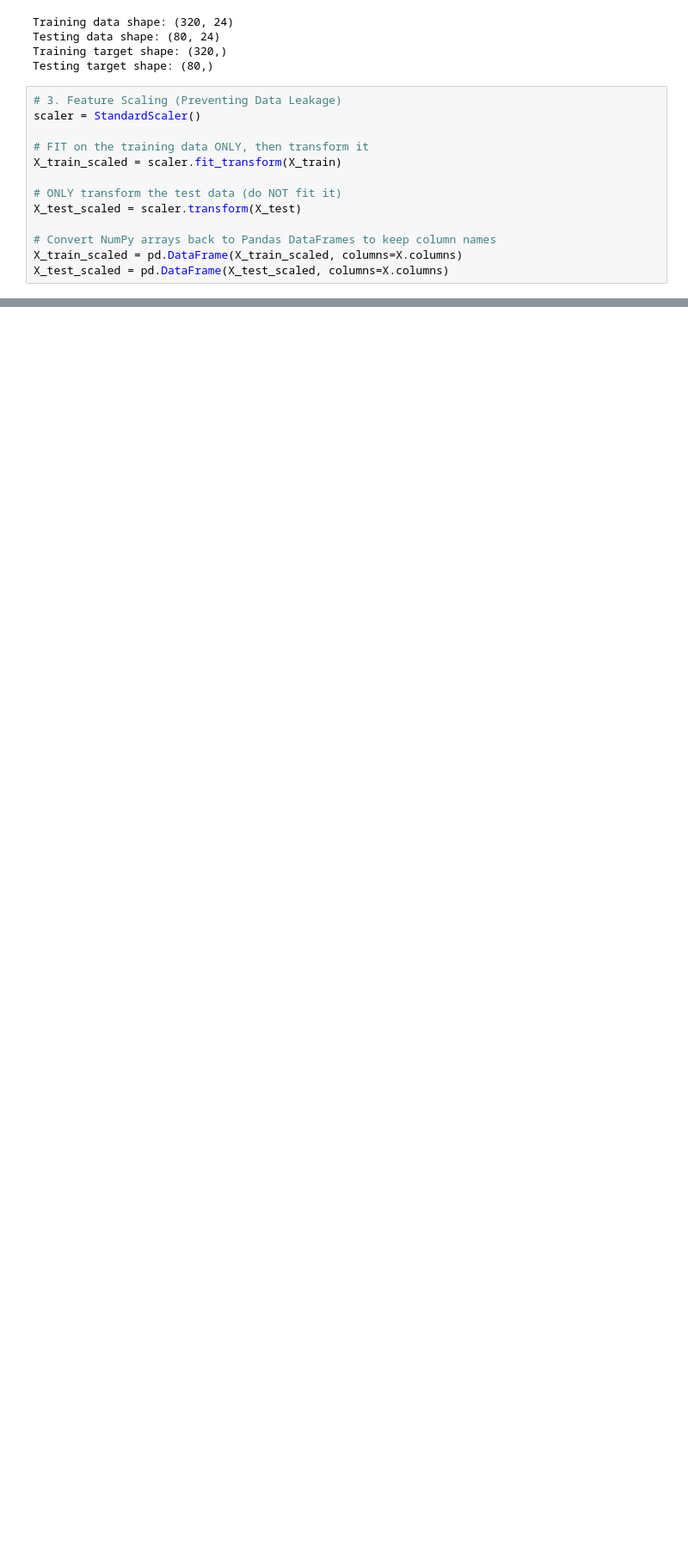
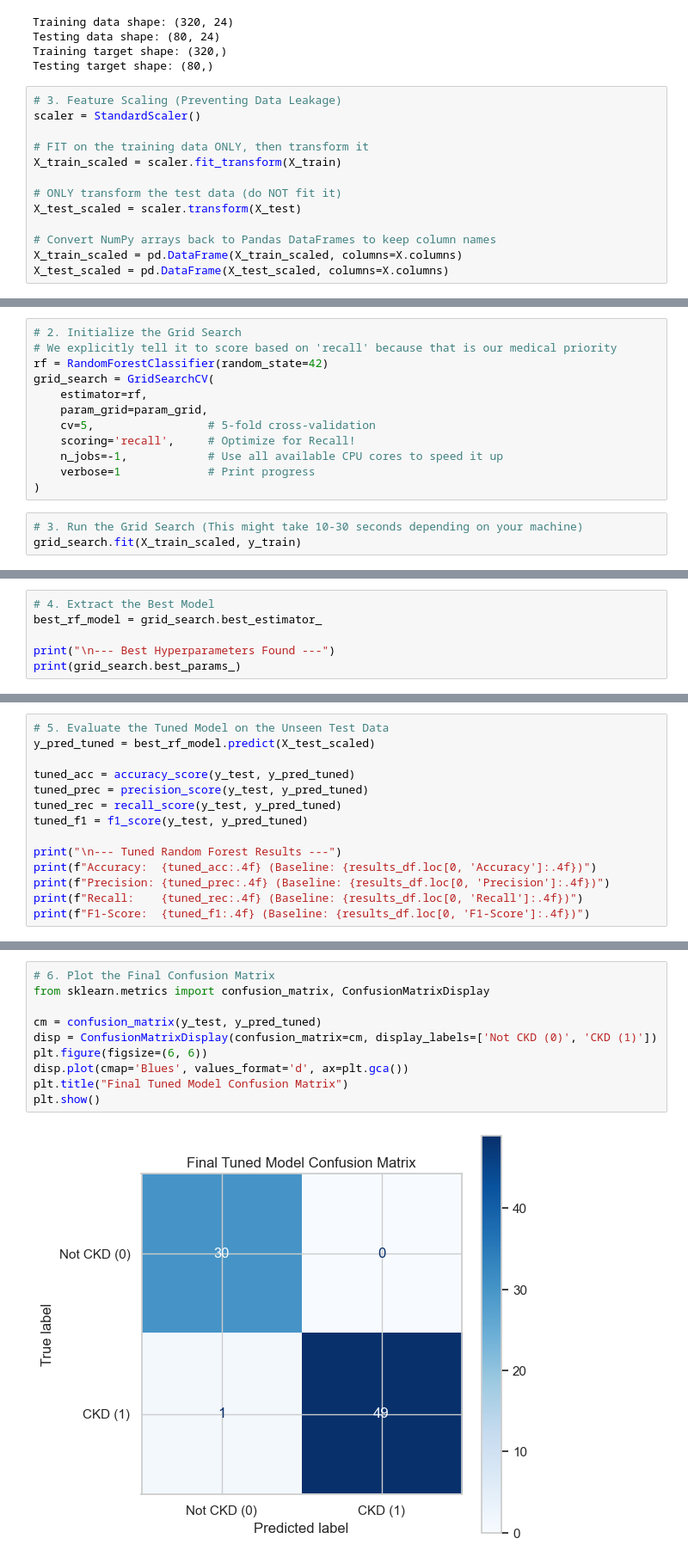
Before and after one commit to AbdullahRFA/Predictive-Modeling-of-Early-Stage-Chronic-Kidney-Disease-Using-Explainable-AI, a Jupyter notebook: Code/datasetCollection_&_EDA.ipynb, the cells around one changed output, grey strips where cells are left out. Shown at 86% size. Saved outputs shown, nothing was run; the diff lists cells and outputs as text; blank space fills up the shorter version.

Commit message:
Hyperparameter Tuning (Squeezing out that last 2%) Objective  and Explainable AI (XAI) with SHAP

```diff
--- a/Code/datasetCollection_&_EDA.ipynb
+++ b/Code/datasetCollection_&_EDA.ipynb
@@ -364,0 +453,15 @@ plt.show()
+# %%
+# 2. Initialize the Grid Search
+# We explicitly tell it to score based on 'recall' because that is our medical priority
+rf = RandomForestClassifier(random_state=42)
+grid_search = GridSearchCV(
+    estimator=rf,
+    param_grid=param_grid,
+    cv=5,                 # 5-fold cross-validation
+    scoring='recall',     # Optimize for Recall!
+    n_jobs=-1,            # Use all available CPU cores to speed it up
+    verbose=1             # Print progress
+)
+# %%
+# 3. Run the Grid Search (This might take 10-30 seconds depending on your machine)
+grid_search.fit(X_train_scaled, y_train)
@@ -364,0 +477,6 @@ plt.show()
+# %%
+# 4. Extract the Best Model
+best_rf_model = grid_search.best_estimator_
+
+print("\n--- Best Hyperparameters Found ---")
+print(grid_search.best_params_)
@@ -364,0 +486,14 @@ plt.show()
+# %%
+# 5. Evaluate the Tuned Model on the Unseen Test Data
+y_pred_tuned = best_rf_model.predict(X_test_scaled)
+
+tuned_acc = accuracy_score(y_test, y_pred_tuned)
+tuned_prec = precision_score(y_test, y_pred_tuned)
+tuned_rec = recall_score(y_test, y_pred_tuned)
+tuned_f1 = f1_score(y_test, y_pred_tuned)
+
+print("\n--- Tuned Random Forest Results ---")
+print(f"Accuracy:  {tuned_acc:.4f} (Baseline: {results_df.loc[0, 'Accuracy']:.4f})")
+print(f"Precision: {tuned_prec:.4f} (Baseline: {results_df.loc[0, 'Precision']:.4f})")
+print(f"Recall:    {tuned_rec:.4f} (Baseline: {results_df.loc[0, 'Recall']:.4f})")
+print(f"F1-Score:  {tuned_f1:.4f} (Baseline: {results_df.loc[0, 'F1-Score']:.4f})")
@@ -364,0 +506,12 @@ plt.show()
+# %%
+# 6. Plot the Final Confusion Matrix
+from sklearn.metrics import confusion_matrix, ConfusionMatrixDisplay
+
+cm = confusion_matrix(y_test, y_pred_tuned)
+disp = ConfusionMatrixDisplay(confusion_matrix=cm, display_labels=['Not CKD (0)', 'CKD (1)'])
+plt.figure(figsize=(6, 6))
+disp.plot(cmap='Blues', values_format='d', ax=plt.gca())
+plt.title("Final Tuned Model Confusion Matrix")
+plt.show()
+# %% [output]
+[figure, added]
```
Also changed, not shown: parts of 17 cells of this notebook.
